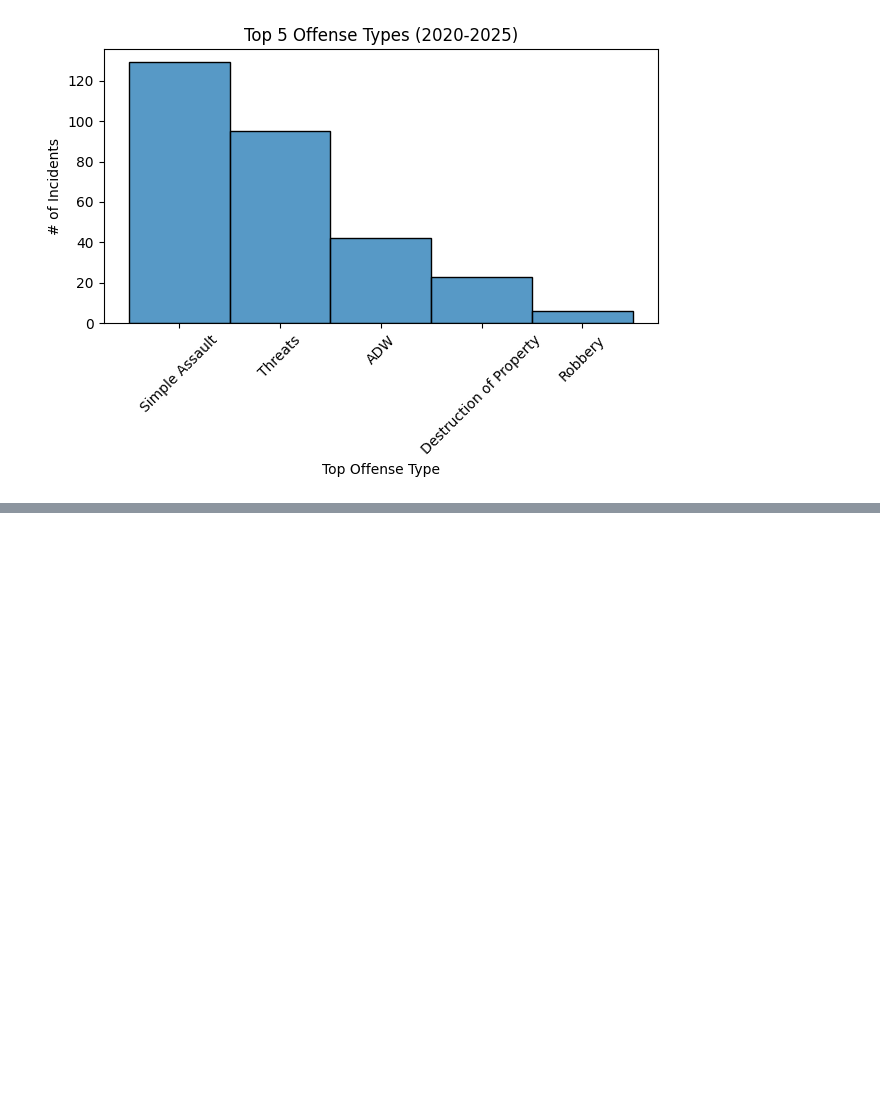
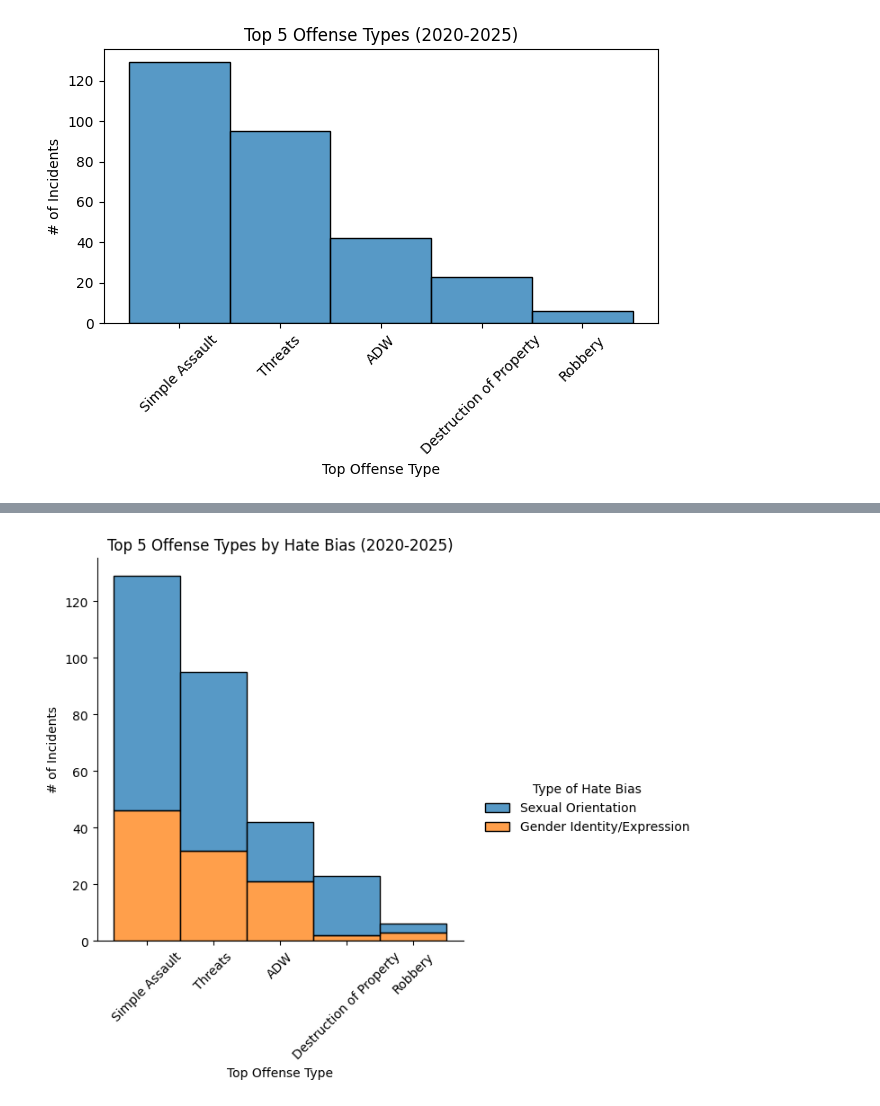
Before and after one commit to amarinmcg/datacampprojectpractices, a Jupyter notebook: hatecrimeanalysis/hatecrimeanalysis.ipynb, the cells around one changed output, grey strips where cells are left out. Cells and saved outputs as stored; diff of their text form; code cells hidden in the pictures; blank space fills up the shorter version.

```diff
--- a/hatecrimeanalysis/hatecrimeanalysis.ipynb
+++ b/hatecrimeanalysis/hatecrimeanalysis.ipynb
@@ -263,0 +291,15 @@ plt.show()
+# %%
+# Plot the top 5 offense types by hate bias
+sns.displot(data=filteredIncidents[filteredIncidents['Top Offense Type'].isin(top5)],
+    x='Top Offense Type',
+    hue='Type of Hate Bias',
+    multiple='stack'
+)
+plt.title('Top 5 Offense Types by Hate Bias (2020-2025)')
+plt.xlabel('Top Offense Type')
+plt.ylabel('# of Incidents')
+plt.xticks(rotation=45)
+#plt.tight_layout()
+plt.show()
+# %% [output]
+[figure, added]
```
Also changed, not shown: parts of 2 cells of this notebook.
